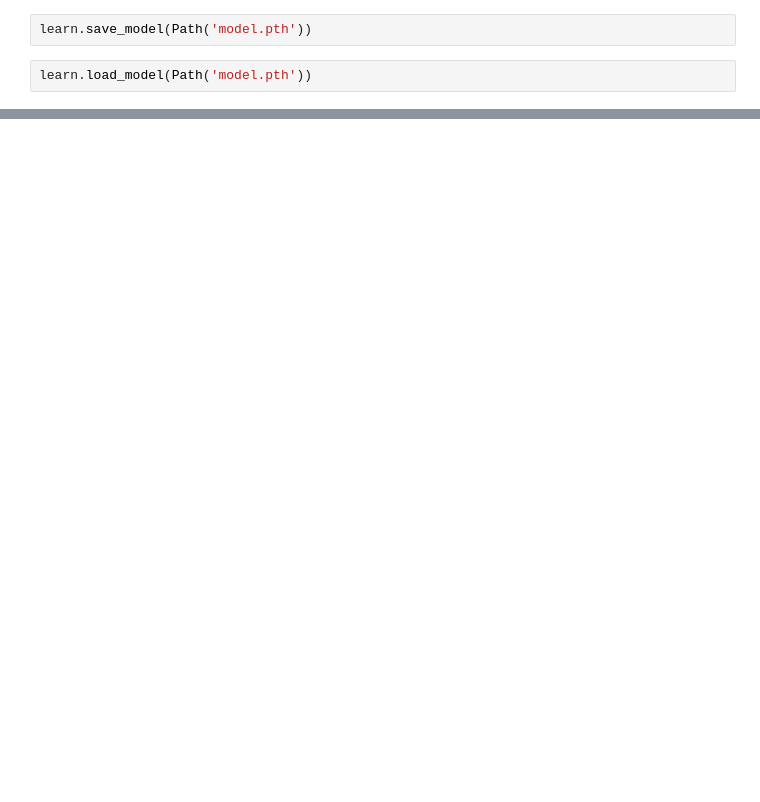
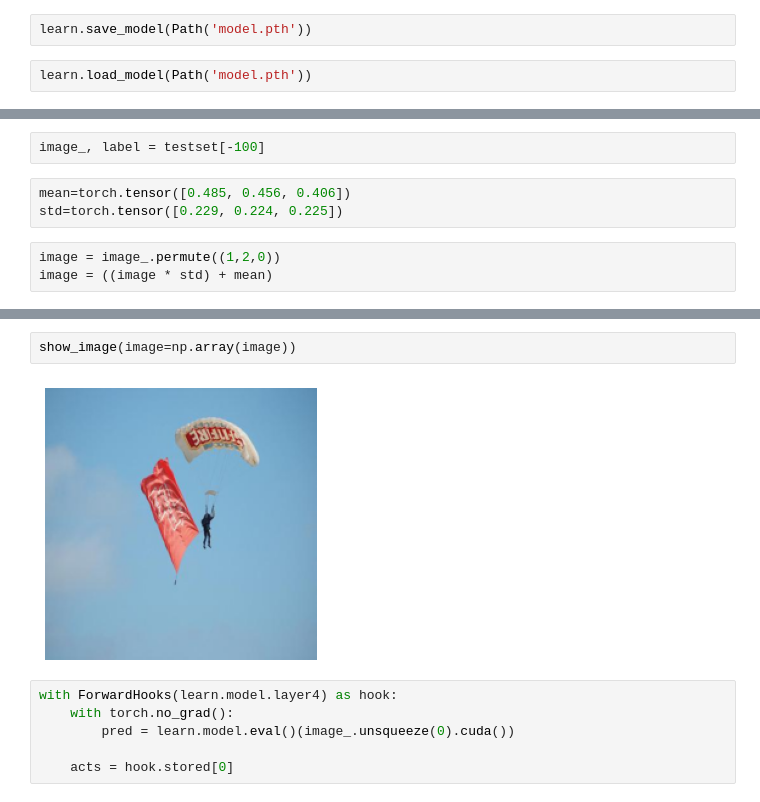
Before and after one commit to VedantWani/PrimeCNNv3, a Jupyter notebook: nbs_test/lib_test_workflow.ipynb, the cells around one changed output, grey strips where cells are left out. Saved outputs shown, nothing was run; the diff lists cells and outputs as text; blank space fills up the shorter version.

```diff
--- a/nbs_test/lib_test_workflow.ipynb
+++ b/nbs_test/lib_test_workflow.ipynb
@@ -287,0 +258,8 @@ learn.load_model(Path('model.pth'))
+# %%
+image_, label = testset[-100]
+# %%
+mean=torch.tensor([0.485, 0.456, 0.406])
+std=torch.tensor([0.229, 0.224, 0.225])
+# %%
+image = image_.permute((1,2,0))
+image = ((image * std) + mean)
@@ -287,0 +270,10 @@ learn.load_model(Path('model.pth'))
+# %%
+show_image(image=np.array(image))
+# %% [output]
+[figure, added]
+# %%
+with ForwardHooks(learn.model.layer4) as hook:
+    with torch.no_grad():
+        pred = learn.model.eval()(image_.unsqueeze(0).cuda())
+
+    acts = hook.stored[0]
```
Also changed, not shown: parts of 37 cells of this notebook, 4 other files.
